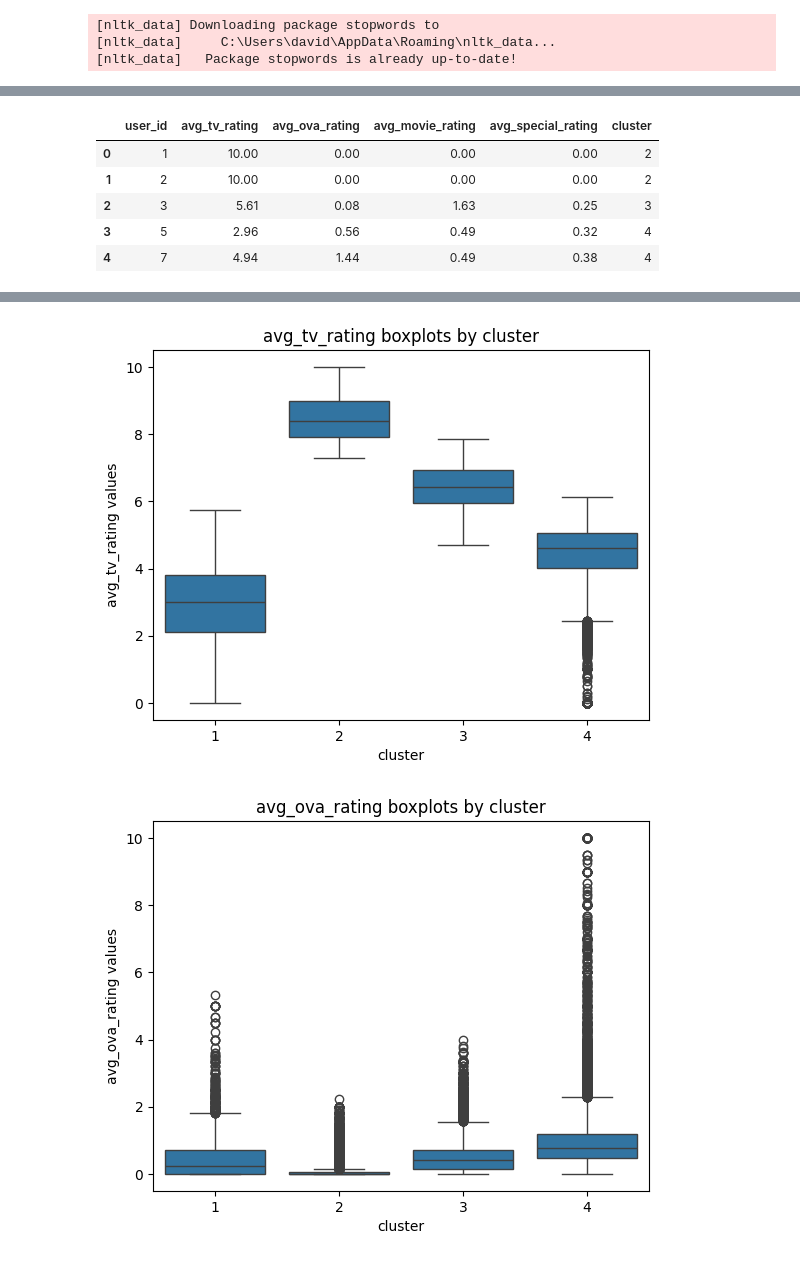
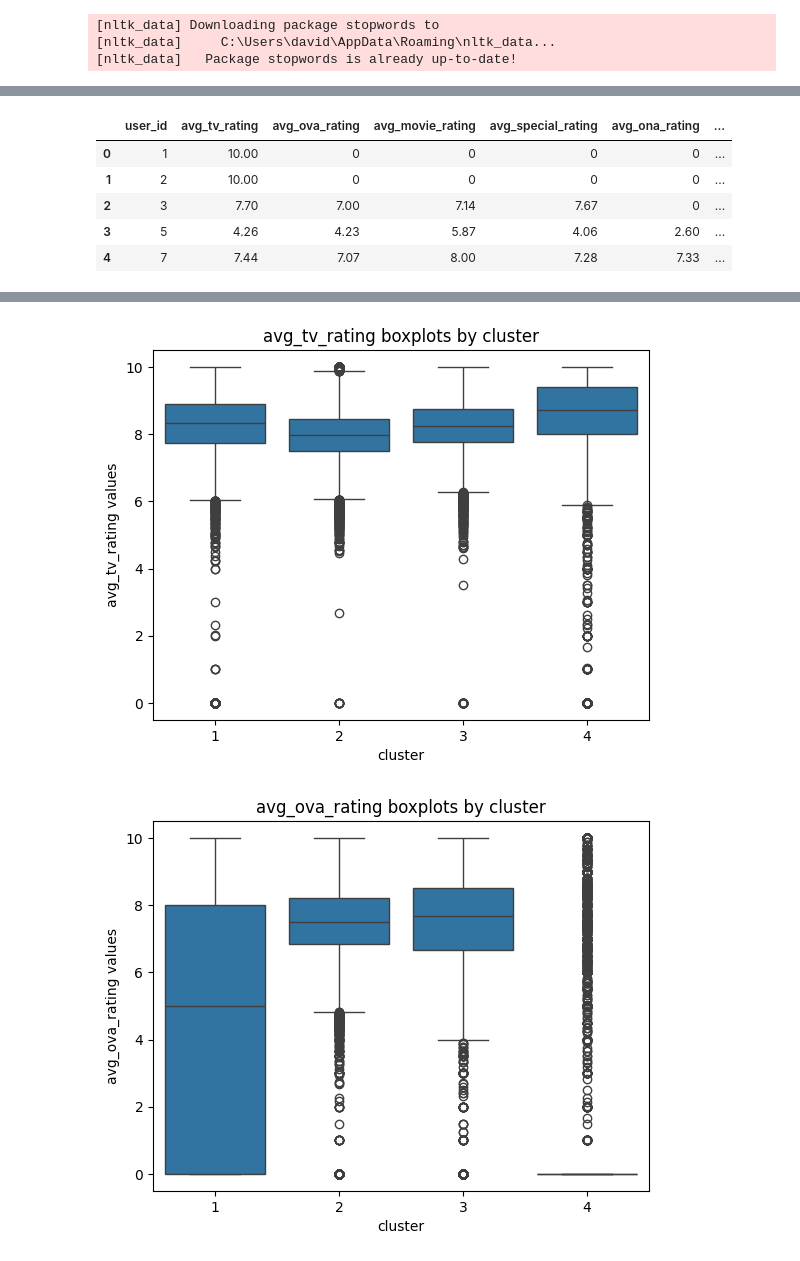
Before and after one commit to JuanDaps28/anime-project, a Jupyter notebook: sagemaker/customers_clustering.ipynb, the cells around one changed output, grey strips where cells are left out. Drawn from its saved outputs; the diff is of its cells as text; code cells hidden in the pictures.

```diff
--- a/sagemaker/customers_clustering.ipynb
+++ b/sagemaker/customers_clustering.ipynb
@@ -9,23 +9,28 @@ clustering = Clustering(
     data_query="""
         SELECT
             user_id,
-            ROUND(AVG(tv_rating), 2) AS avg_tv_rating,
-            ROUND(AVG(ova_rating), 2) AS avg_ova_rating,
-            ROUND(AVG(movie_rating), 2) AS avg_movie_rating,
-            ROUND(AVG(special_rating), 2) AS avg_special_rating
+            COALESCE(ROUND(AVG(tv_rating), 2), 0) AS avg_tv_rating,
+            COALESCE(ROUND(AVG(ova_rating), 2), 0) AS avg_ova_rating,
+            COALESCE(ROUND(AVG(movie_rating), 2), 0) AS avg_movie_rating,
+            COALESCE(ROUND(AVG(special_rating), 2), 0) AS avg_special_rating,
+            COALESCE(ROUND(AVG(ona_rating), 2), 0) AS avg_ona_rating,
+            COALESCE(ROUND(AVG(music_rating), 2), 0) AS avg_music_rating
         FROM (
             SELECT
                 r.user_id,
-                CASE WHEN c.type = 'TV' THEN r.rating ELSE 0 END tv_rating,
-                CASE WHEN c.type = 'OVA' THEN r.rating ELSE 0 END ova_rating,
-                CASE WHEN c.type = 'Movie' THEN r.rating ELSE 0 END movie_rating,
-                CASE WHEN c.type = 'Special' THEN r.rating ELSE 0 END special_rating
+                CASE WHEN c.type = 'TV' THEN r.rating ELSE NULL END tv_rating,
+                CASE WHEN c.type = 'OVA' THEN r.rating ELSE NULL END ova_rating,
+                CASE WHEN c.type = 'Movie' THEN r.rating ELSE NULL END movie_rating,
+                CASE WHEN c.type = 'Special' THEN r.rating ELSE NULL END special_rating,
+                CASE WHEN c.type = 'ONA' THEN r.rating ELSE NULL END ona_rating,
+                CASE WHEN c.type = 'Music' THEN r.rating ELSE NULL END music_rating
             FROM animes_ratings r
             INNER JOIN animes_catalog c
             ON
                 r.anime_id = c.anime_id
             WHERE
                 c.deleted = false
+                AND c.type IN ('TV', 'OVA', 'Movie', 'Special', 'ONA', 'Music')
         )
         GROUP BY
             user_id
@@ -59,0 +67,2 @@ clustering.get_elbow_plot(
+# %%
+clustering.train_model(k=6)
@@ -59,0 +108,2 @@ clustering.get_elbow_plot(
+# %%
+clustering.train_model(k=5)
@@ -63,14 +152,14 @@ clustering.train_model(k=4)
 pred_df = clustering.predict_clusters()
 pred_df.head()
 # %% [output]
-|  | user_id | avg_tv_rating | avg_ova_rating | avg_movie_rating | avg_special_rating | cluster |
-| 0 | 1 | 10.00 | 0.00 | 0.00 | 0.00 | 2 |
-| 1 | 2 | 10.00 | 0.00 | 0.00 | 0.00 | 2 |
-| 2 | 3 | 5.61 | 0.08 | 1.63 | 0.25 | 3 |
-| 3 | 5 | 2.96 | 0.56 | 0.49 | 0.32 | 4 |
-| 4 | 7 | 4.94 | 1.44 | 0.49 | 0.38 | 4 |
+|  | user_id | avg_tv_rating | avg_ova_rating | avg_movie_rating | avg_special_rating | avg_ona_rating | ... |
+| 0 | 1 | 10.00 | 0 | 0 | 0 | 0 | ... |
+| 1 | 2 | 10.00 | 0 | 0 | 0 | 0 | ... |
+| 2 | 3 | 7.70 | 7.00 | 7.14 | 7.67 | 0 | ... |
+| 3 | 5 | 4.26 | 4.23 | 5.87 | 4.06 | 2.60 | ... |
+| 4 | 7 | 7.44 | 7.07 | 8.00 | 7.28 | 7.33 | ... |
 # %%
 clustering.get_cluster_graphics(
-    quantitative_vars=["avg_tv_rating", "avg_ova_rating", "avg_movie_rating", "avg_special_rating"]
+    quantitative_vars=["avg_tv_rating", "avg_ova_rating", "avg_movie_rating", "avg_special_rating", "avg_ona_rating", "avg_music_rating"]
 )
 # %% [output]
@@ -78,2 +167,2 @@ clustering.get_cluster_graphics(
-[figure, old version]
+[figure, new version]
-[figure, old version]
+[figure, new version]
```
Also changed, not shown: parts of 13 cells of this notebook, 14 other files.
